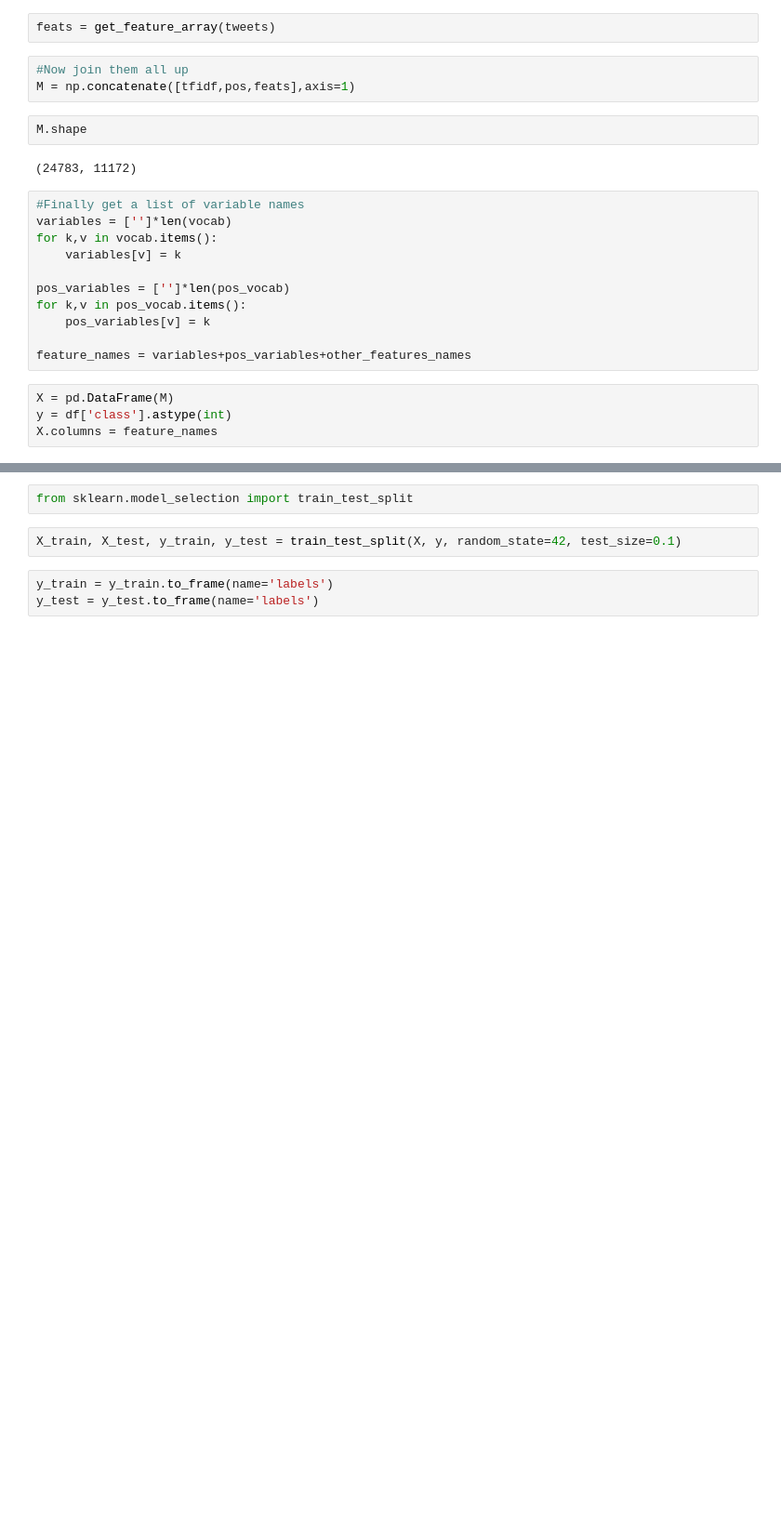
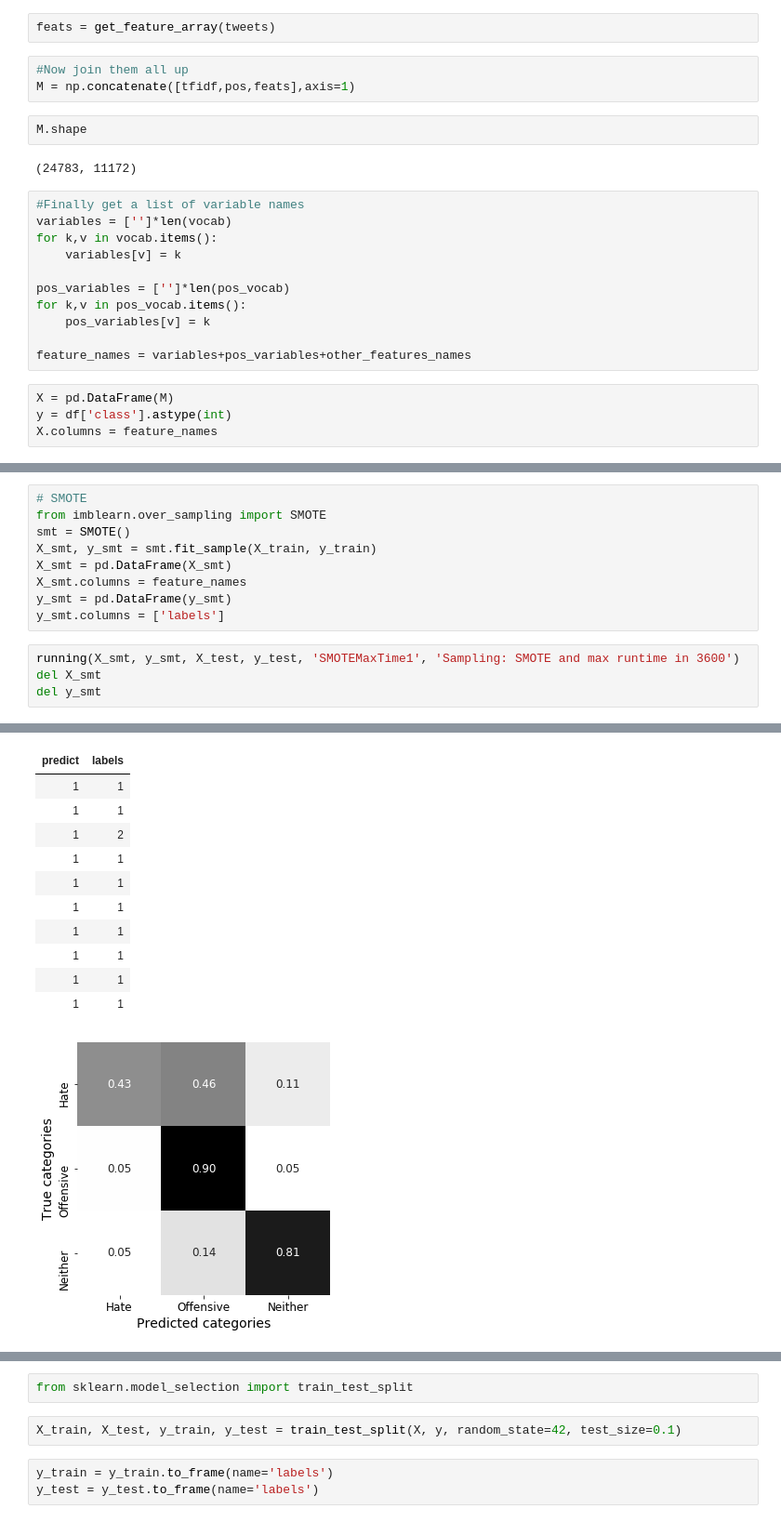
Before and after one commit to mjorgen1/DAADRISE_AbusiveLangProject, a Jupyter notebook: H2o-Work/DavidsonFeatureExtractionAndH2OAutoML.ipynb, the cells around one changed output, grey strips where cells are left out. Shown: that part at 93% size. Drawn from its saved outputs; the diff is of its cells as text; blank space fills up the shorter version.

```diff
--- a/H2o-Work/DavidsonFeatureExtractionAndH2OAutoML.ipynb
+++ b/H2o-Work/DavidsonFeatureExtractionAndH2OAutoML.ipynb
@@ -327,0 +333,14 @@ X = X_rfe
+# %%
+# SMOTE
+from imblearn.over_sampling import SMOTE
+smt = SMOTE()
+X_smt, y_smt = smt.fit_sample(X_train, y_train)
+X_smt = pd.DataFrame(X_smt)
+X_smt.columns = feature_names
+y_smt = pd.DataFrame(y_smt)
+y_smt.columns = ['labels']
+# %%
+running(X_smt, y_smt, X_test, y_test, 'SMOTEMaxTime1', 'Sampling: SMOTE and max runtime in 3600')
+del X_smt
+del y_smt
+# %% [output]
@@ -327,0 +391,12 @@ X = X_rfe
+| predict | labels |
+| 1 | 1 |
+| 1 | 1 |
+| 1 | 2 |
+| 1 | 1 |
+| 1 | 1 |
+| 1 | 1 |
+| 1 | 1 |
+| 1 | 1 |
+| 1 | 1 |
+| 1 | 1 |
+[figure, added]
```
Also changed, not shown: parts of 33 cells of this notebook, 2 other files.
